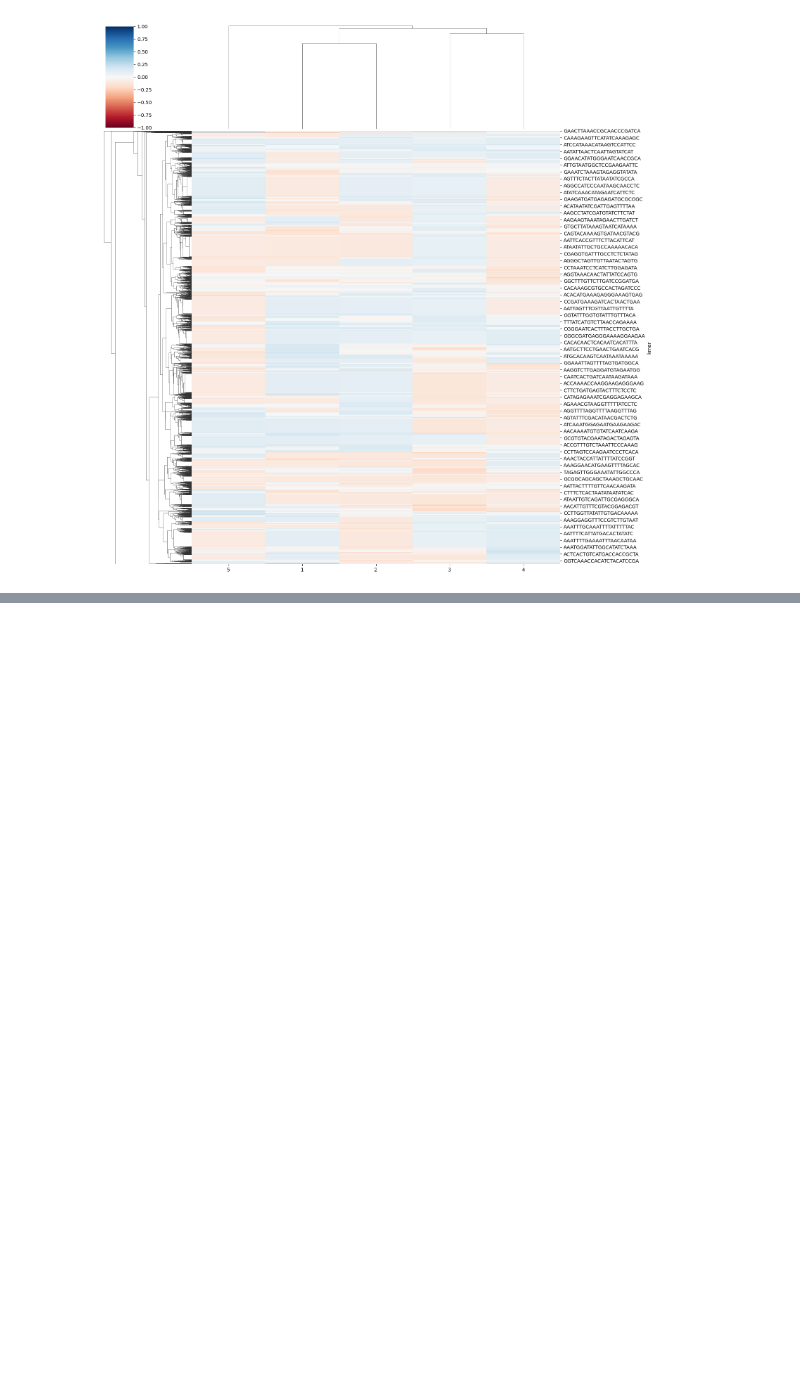
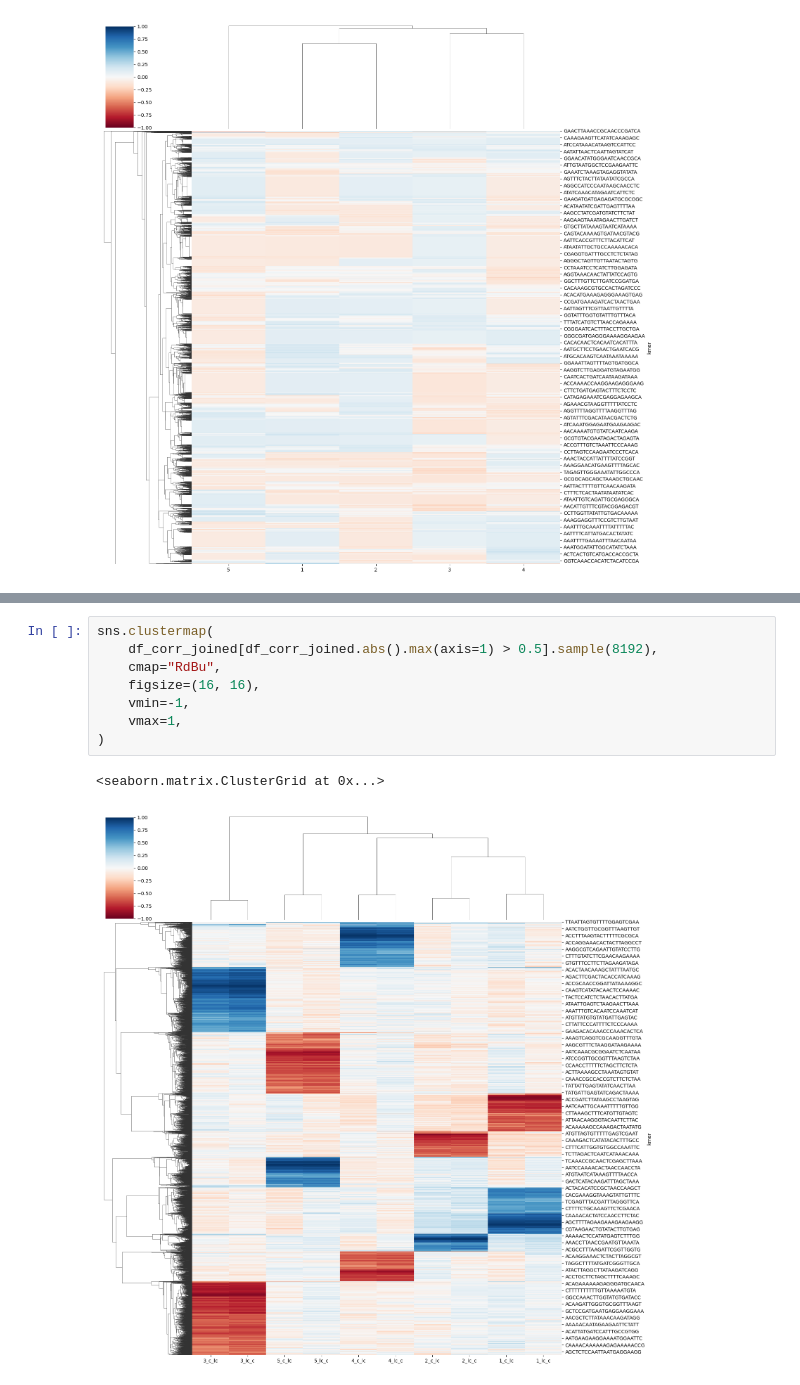
Before and after one commit to HazyFish/cen-kmers, a Jupyter notebook: notebooks/full_hamburg_analysis.ipynb, the cells around one changed output, grey strips where cells are left out. Cells and saved outputs as stored; diff of their text form; blank space fills up the shorter version.

```diff
--- a/notebooks/full_hamburg_analysis.ipynb
+++ b/notebooks/full_hamburg_analysis.ipynb
@@ -309,0 +436,11 @@ sns.clustermap(
+# %%
+sns.clustermap(
+    df_corr_joined[df_corr_joined.abs().max(axis=1) > 0.5].sample(8192),
+    cmap="RdBu",
+    figsize=(16, 16),
+    vmin=-1,
+    vmax=1,
+)
+# %% [output]
+<seaborn.matrix.ClusterGrid at 0x...>
+[figure, added]
```
Also changed, not shown: parts of 15 cells of this notebook.
